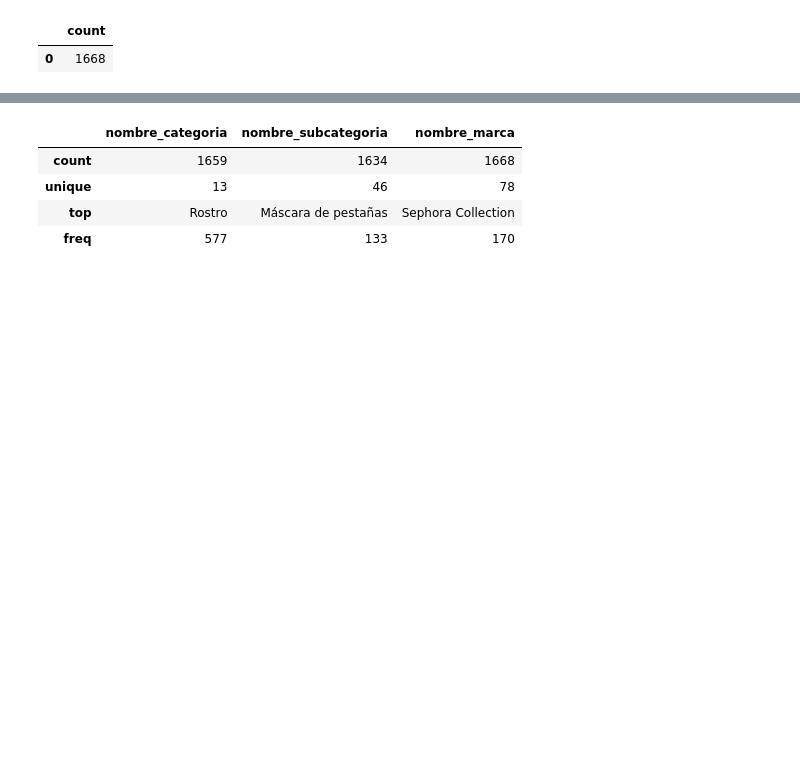
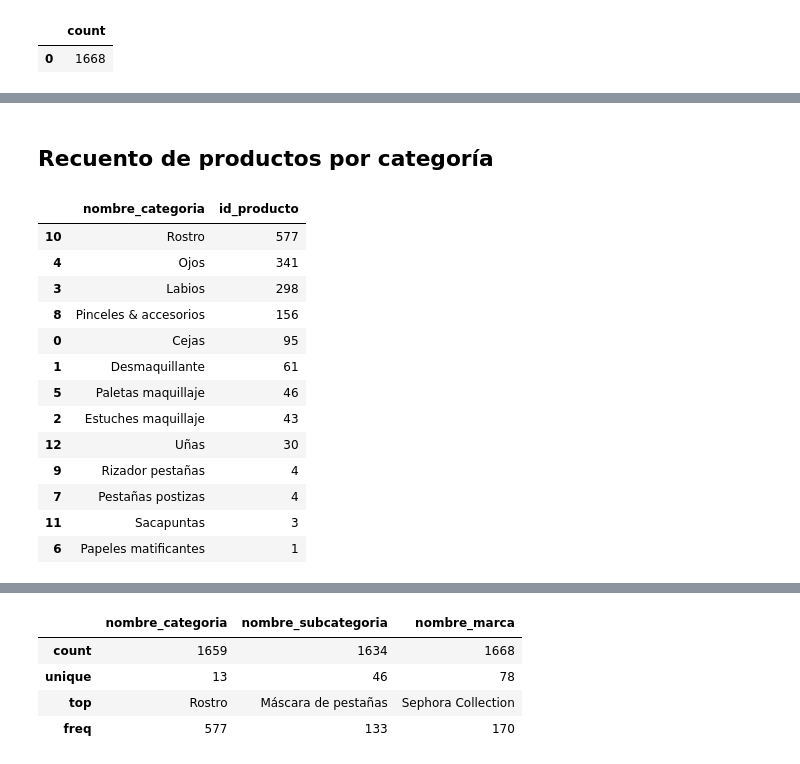
Before and after one commit to raquelscv/proyecto_final_sephora, a Jupyter notebook: pruebas/eda.ipynb, the cells around one changed output, grey strips where cells are left out. Saved outputs shown, nothing was run; the diff lists cells and outputs as text; code cells hidden in the pictures; blank space fills up the shorter version.

```diff
--- a/pruebas/eda.ipynb
+++ b/pruebas/eda.ipynb
@@ -77,0 +209,20 @@ df_productos
+# %% [markdown]
+## Recuento de productos por categoría
+# %%
+df = df_prueba.groupby("nombre_categoria")["id_producto"].count().reset_index().sort_values("id_producto", ascending=False)
+df
+# %% [output]
+|  | nombre_categoria | id_producto |
+| 10 | Rostro | 577 |
+| 4 | Ojos | 341 |
+| 3 | Labios | 298 |
+| 8 | Pinceles & accesorios | 156 |
+| 0 | Cejas | 95 |
+| 1 | Desmaquillante | 61 |
+| 5 | Paletas maquillaje | 46 |
+| 2 | Estuches maquillaje | 43 |
+| 12 | Uñas | 30 |
+| 9 | Rizador pestañas | 4 |
+| 7 | Pestañas postizas | 4 |
+| 11 | Sacapuntas | 3 |
+| 6 | Papeles matificantes | 1 |
```
Also changed, not shown: parts of 13 cells of this notebook, 5 other files.
